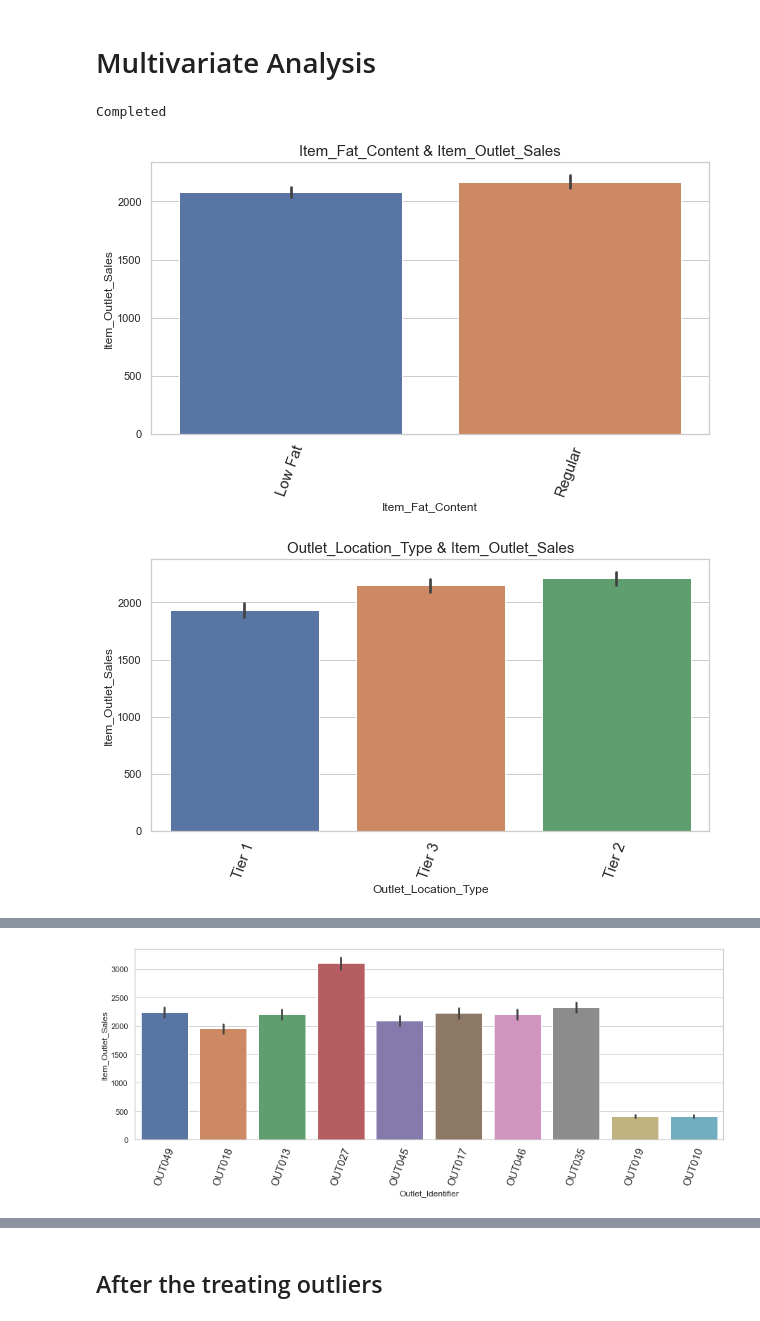
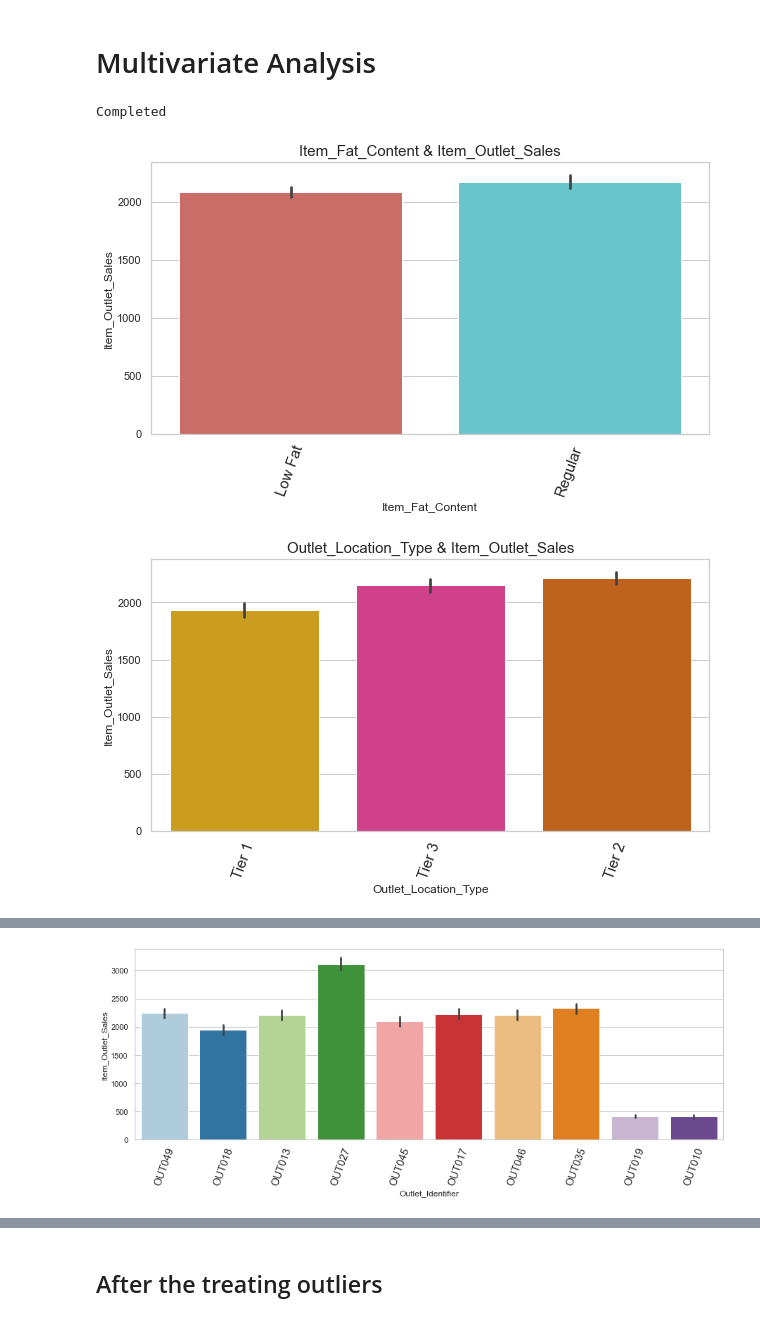
Before and after one commit to MaxwellMensah/Data-Science-Projects, a Jupyter notebook: Big Mart Prediction/Big-Mart Sales Prediction .ipynb, the cells around one changed output, grey strips where cells are left out. Cells and saved outputs as stored; diff of their text form; code cells hidden in the pictures.

```diff
--- a/Big Mart Prediction/Big-Mart Sales Prediction .ipynb
+++ b/Big Mart Prediction/Big-Mart Sales Prediction .ipynb
@@ -13,10 +13,19 @@ import numpy as np
 import pandas as pd
 import os
 from scipy import stats
-from scipy.stats import norm
 import matplotlib.pyplot as plt
 %matplotlib inline
 import seaborn as sns
+sns.set_style('whitegrid')
+from sklearn.impute import SimpleImputer
+from scipy.stats import norm
+import statsmodels.api as sm
+from sklearn.feature_selection import mutual_info_regression
+from sklearn.ensemble import ExtraTreesRegressor
+from lazypredict.Supervised import LazyRegressor
+from sklearn.ensemble import GradientBoostingRegressor, AdaBoostRegressor
+from sklearn.linear_model import LassoLarsCV, LinearRegression
+from sklearn.metrics import r2_score, mean_absolute_error, mean_squared_error
 # %%
 import warnings
 warnings.filterwarnings("ignore")
@@ -696,7 +792,7 @@ for x in tqdm(number_list):
 print ('Completed')
 
 fig = plt.figure(figsize=(10, 5))
-sns.barplot(new_train['Item_Fat_Content'], new_train['Item_Outlet_Sales'])
+sns.barplot(new_train['Item_Fat_Content'], new_train['Item_Outlet_Sales'], palette='hls')
 plt.xticks(rotation=70, fontsize=15)
 plt.title("Item_Fat_Content & Item_Outlet_Sales", fontsize=15)
 plt.show()
@@ -704,7 +800,7 @@ plt.show()
 print( )
 
 fig = plt.figure(figsize=(10, 5))
-sns.barplot(new_train['Outlet_Location_Type'], new_train['Item_Outlet_Sales'])
+sns.barplot(new_train['Outlet_Location_Type'], new_train['Item_Outlet_Sales'], palette='Dark2_r')
 plt.xticks(rotation=70, fontsize=15)
 plt.title("Outlet_Location_Type & Item_Outlet_Sales", fontsize=15)
 plt.show()
@@ -712,42 +808,42 @@ plt.show()
 print( )
 
 fig = plt.figure(figsize=(10, 5))
-sns.barplot(new_train['Outlet_Type'], new_train['Item_Outlet_Sales'])
+sns.barplot(new_train['Outlet_Type'], new_train['Item_Outlet_Sales'], palette='viridis')
 plt.xticks(rotation=70, fontsize=15)
 plt.title("Outlet_Type & Item_Outlet_Sales", fontsize=15)
 plt.show()
 
 print( )
 
 fig = plt.figure(figsize=(15, 5))
-sns.barplot(new_train['Outlet_Identifier'], new_train['Item_Outlet_Sales'])
+sns.barplot(new_train['Outlet_Identifier'], new_train['Item_Outlet_Sales'], palette='Paired')
 plt.xticks(rotation=70, fontsize=15)
 plt.show()
 
 print( )
 
 fig = plt.figure(figsize=(15, 5))
-sns.barplot(new_train['Item_Type'], new_train['Item_Outlet_Sales'])
+sns.barplot(new_train['Item_Type'], new_train['Item_Outlet_Sales'], ci = False, palette='cubehelix')
 plt.xticks(rotation=70, fontsize=15)
 plt.title("Item_Type & Item_Outlet_Sales", fontsize=15)
 plt.show()
 
 print( )
 
 fig = plt.figure(figsize=(15, 5))
 sns.barplot(new_train['Item_Type'],new_train['Item_Visibility'])
 plt.xticks(rotation=70,fontsize=15)
 plt.title("Item_Type & Item_Visibility: Breakfast item have good visibilty", fontsize=15)
 
 
 print( )
 
 fig = plt.figure(figsize=(15, 5))
-sns.barplot(new_train['Outlet_Establishment_Year'], new_train['Item_Outlet_Sales'])
+sns.barplot(new_train['Outlet_Establishment_Year'], new_train['Item_Outlet_Sales'], palette='magma')
 plt.xticks(rotation=70, fontsize=15)
 plt.title("Outlet_Establishment_Year & Item_Outlet_Sales: 1998 did not have a great sales", fontsize=15)
 plt.show()
 # %% [output]
 Completed
-[figure, old version]
+[figure, new version]
-[figure, old version]
+[figure, new version]
@@ -755 +851 @@ Completed
-[figure, old version]
+[figure, new version]
```
Also changed, not shown: parts of 112 cells of this notebook.
